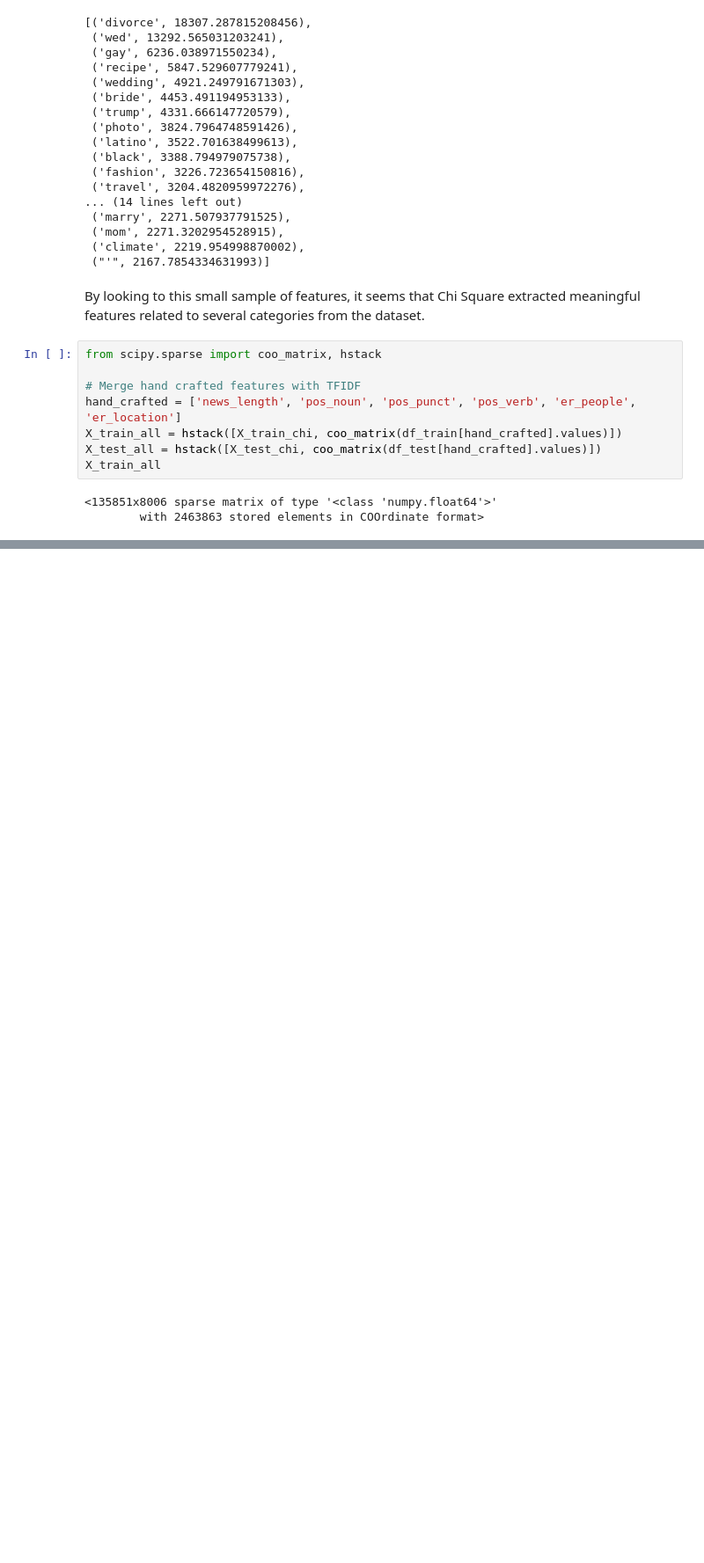
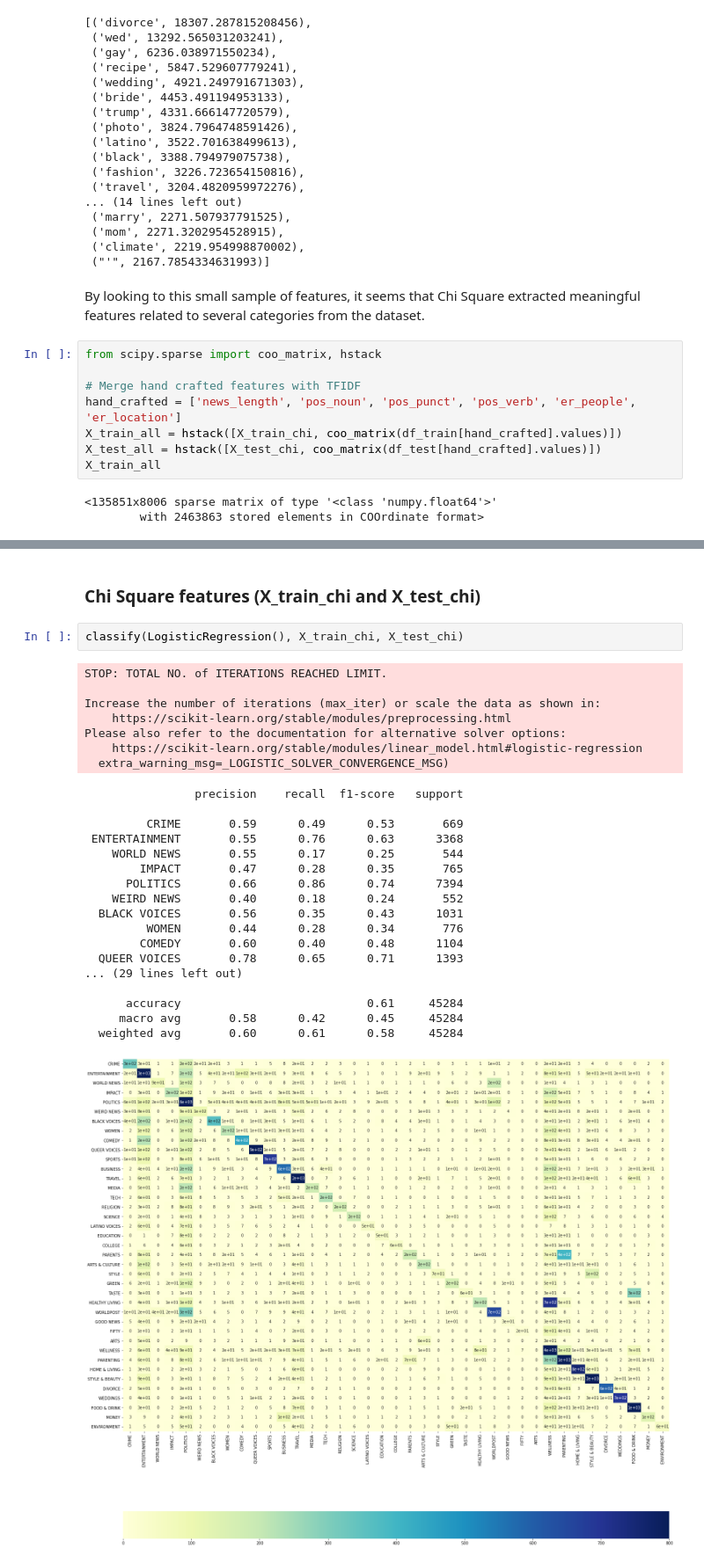
Before and after one commit to beatrizfagundes/news-category-kaggle, a Jupyter notebook: News_Category_classification.ipynb, the cells around one changed output, grey strips where cells are left out. Shown at 88% size. Drawn from its saved outputs; the diff is of its cells as text; blank space fills up the shorter version.

```diff
--- a/News_Category_classification.ipynb
+++ b/News_Category_classification.ipynb
@@ -827,0 +814,30 @@ sns.heatmap(df_cm, vmin=0, vmax=800, annot=True, cmap='YlGnBu', fmt='.1g', cbar_
+# %% [markdown]
+### Chi Square features (X_train_chi and X_test_chi)
+# %%
+classify(LogisticRegression(), X_train_chi, X_test_chi)
+# %% [output]
+STOP: TOTAL NO. of ITERATIONS REACHED LIMIT.
+
+Increase the number of iterations (max_iter) or scale the data as shown in:
+    https://scikit-learn.org/stable/modules/preprocessing.html
+Please also refer to the documentation for alternative solver options:
+    https://scikit-learn.org/stable/modules/linear_model.html#logistic-regression
+  extra_warning_msg=_LOGISTIC_SOLVER_CONVERGENCE_MSG)
+                precision    recall  f1-score   support
+
+         CRIME       0.59      0.49      0.53       669
+ ENTERTAINMENT       0.55      0.76      0.63      3368
+    WORLD NEWS       0.55      0.17      0.25       544
+        IMPACT       0.47      0.28      0.35       765
+      POLITICS       0.66      0.86      0.74      7394
+    WEIRD NEWS       0.40      0.18      0.24       552
+  BLACK VOICES       0.56      0.35      0.43      1031
+         WOMEN       0.44      0.28      0.34       776
+        COMEDY       0.60      0.40      0.48      1104
+  QUEER VOICES       0.78      0.65      0.71      1393
+... (29 lines left out)
+
+      accuracy                           0.61     45284
+     macro avg       0.58      0.42      0.45     45284
+  weighted avg       0.60      0.61      0.58     45284
+[figure, added]
```
Also changed, not shown: parts of 12 cells of this notebook.
